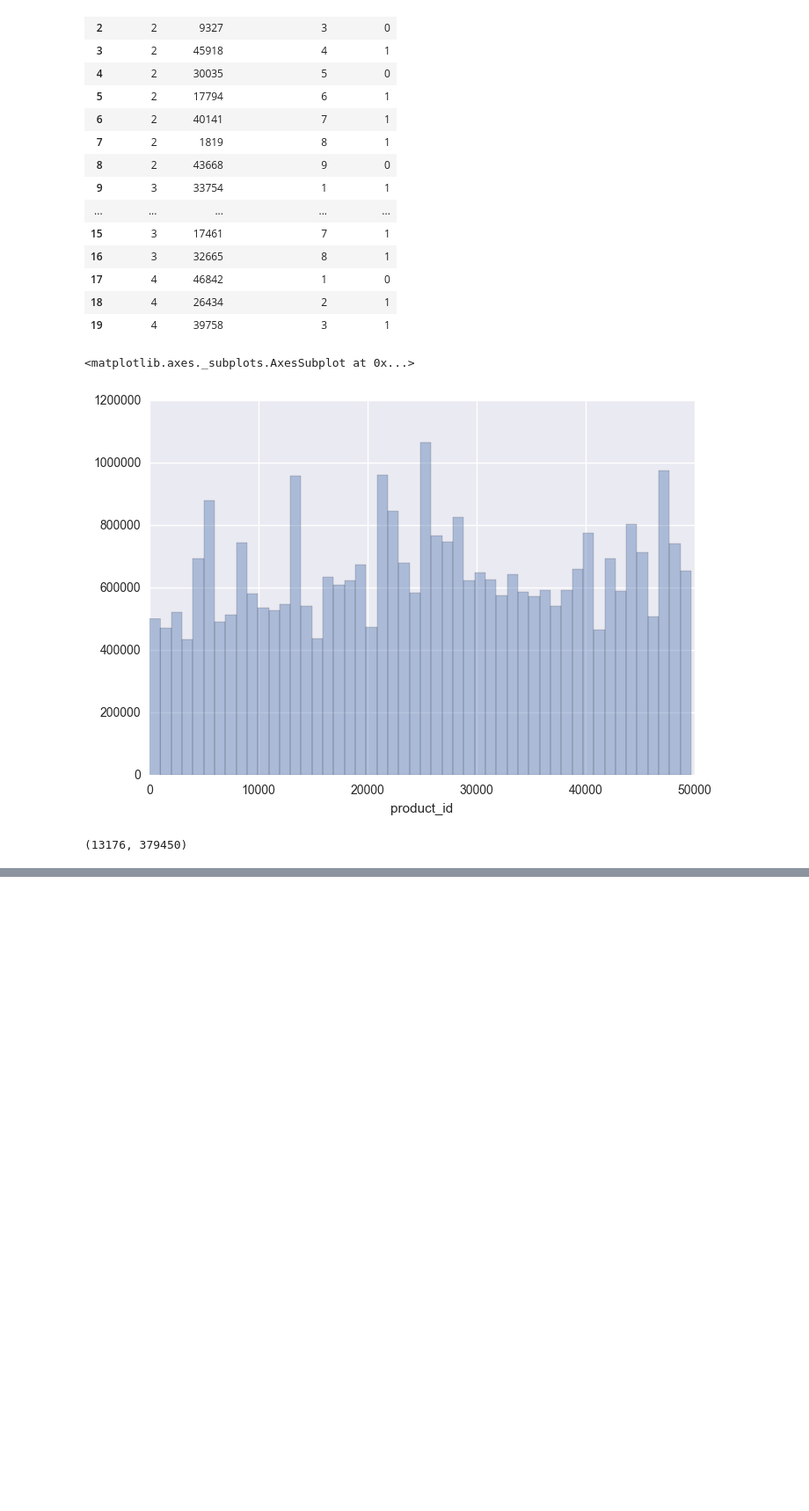
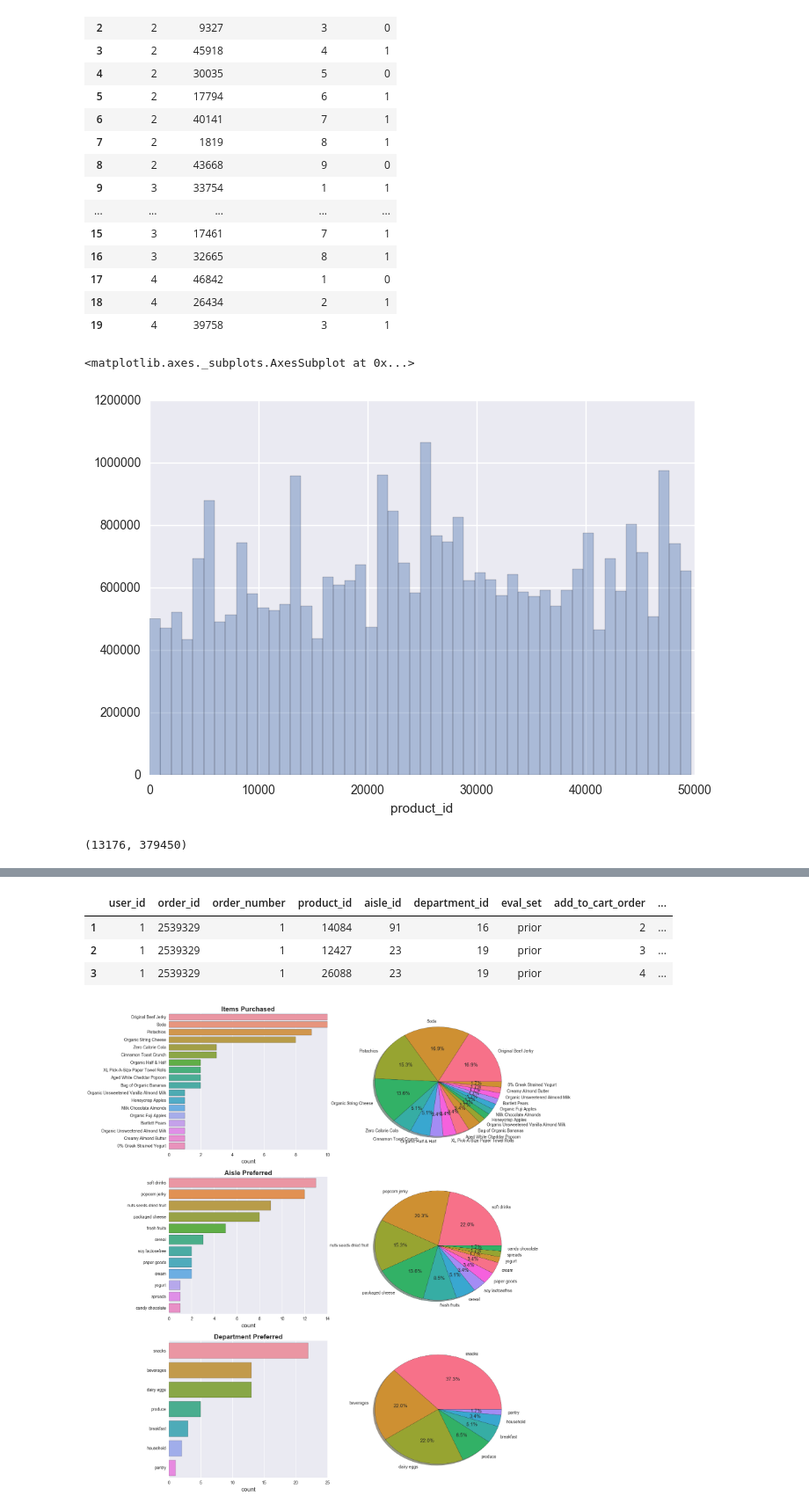
Before and after one commit to anishpillay2002/ML-Instacart-Kaggle, a Jupyter notebook: code.ipynb, the cells around one changed output, grey strips where cells are left out. Shown at 88% size. Saved outputs shown, nothing was run; the diff lists cells and outputs as text; code cells hidden in the pictures; blank space fills up the shorter version.

```diff
--- a/code.ipynb
+++ b/code.ipynb
@@ -296,0 +337,59 @@ plt.barh(x,y, align='center')
+# %%
+# Assuming DOW as below to give a better picture
+#dow = pd.DataFrame({'0': 'saturday', '1' : 'sunday', '2': 'monday', '3':'tuesday',  '4':'wednesday', '5':'thursday', '6':'friday'},columns=['a', 'b', 'c', 'd', 'e'])
+dow = pd.DataFrame({'num_dow' : pd.Series([0,1,2,3,4,5,6], index=[0,1,2,3,4,5,6]),
+     'day' : pd.Series(['Saturday','Sunday','Monday','Tuesday','Wednesday','Thursday','Friday'], index=[0,1,2,3,4,5,6])})
+# %%
+# Merging all datasets to obtain a specific customers buying pattern
+
+cust_data = cust_orders.merge(user_data[user_data.eval_set=='prior'], left_on='order_id', right_on='order_id', how='outer')
+cust_data = cust_data.merge(products , left_on = 'product_id', right_on = 'product_id' , how= 'left')
+cust_data = cust_data.merge(aisles , left_on = 'aisle_id', right_on = 'aisle_id' , how= 'left')
+cust_data = cust_data.merge(departments , left_on = 'department_id', right_on = 'department_id' , how= 'left')
+cust_data = cust_data.merge(dow , left_on = 'order_dow', right_on = 'num_dow' , how= 'left')
+
+cust_data = cust_data[['user_id','order_id','order_number','product_id','aisle_id','department_id','eval_set','add_to_cart_order','reordered','order_dow','order_hour_of_day','days_since_prior_order','product_name','aisle','department','day']]
+display(cust_data[1:4])
+# %% [output]
+|  | user_id | order_id | order_number | product_id | aisle_id | department_id | eval_set | add_to_cart_order | ... |
+| 1 | 1 | 2539329 | 1 | 14084 | 91 | 16 | prior | 2 | ... |
+| 2 | 1 | 2539329 | 1 | 12427 | 23 | 19 | prior | 3 | ... |
+| 3 | 1 | 2539329 | 1 | 26088 | 23 | 19 | prior | 4 | ... |
+# %%
+
+plt.figure(1, figsize=(15,20))
+plt.subplot(321)
+x_label = 'count'
+
+# Items purchased by customer 1
+items_purchased = cust_data.product_name.value_counts()
+ip = sns.barplot(items_purchased.values,items_purchased.index)
+ip.set_title('Items Purchased', fontsize=16 , fontweight='bold')
+ip.set_xlabel(x_label, fontsize=14)
+
+plt.subplot(322)
+plt.pie(list(items_purchased.values),autopct='%1.1f%%',shadow=True, colors=sns.color_palette("husl", 8), labels=items_purchased.index);
+
+
+# Aisle preferred by customer 1
+cust_preferred_aisle = cust_data.aisle.value_counts()
+plt.subplot(323)
+cpa = sns.barplot(cust_preferred_aisle.values, cust_preferred_aisle.index)
+cpa.set_title('Aisle Preferred', fontsize=16 , fontweight='bold')
+cpa.set_xlabel(x_label, fontsize=14)
+
+plt.subplot(324)
+plt.pie(list(cust_preferred_aisle.values),autopct='%1.1f%%',shadow=True, colors=sns.color_palette("husl", 8), labels=cust_preferred_aisle.index);
+
+
+# Department preferred by customer 1
+cust_preferred_dept = cust_data.department.value_counts()
+plt.subplot(325)
+cpa = sns.barplot(cust_preferred_dept.values, cust_preferred_dept.index)
+cpa.set_title('Department Preferred', fontsize=16 , fontweight='bold')
+cpa.set_xlabel(x_label, fontsize=14)
+
+plt.subplot(326)
+plt.pie(list(cust_preferred_dept.values),autopct='%1.1f%%',shadow=True, colors=sns.color_palette("husl", 8), labels=cust_preferred_dept.index);
+# %% [output]
+[figure, added]
```
Also changed, not shown: parts of 16 cells of this notebook.
